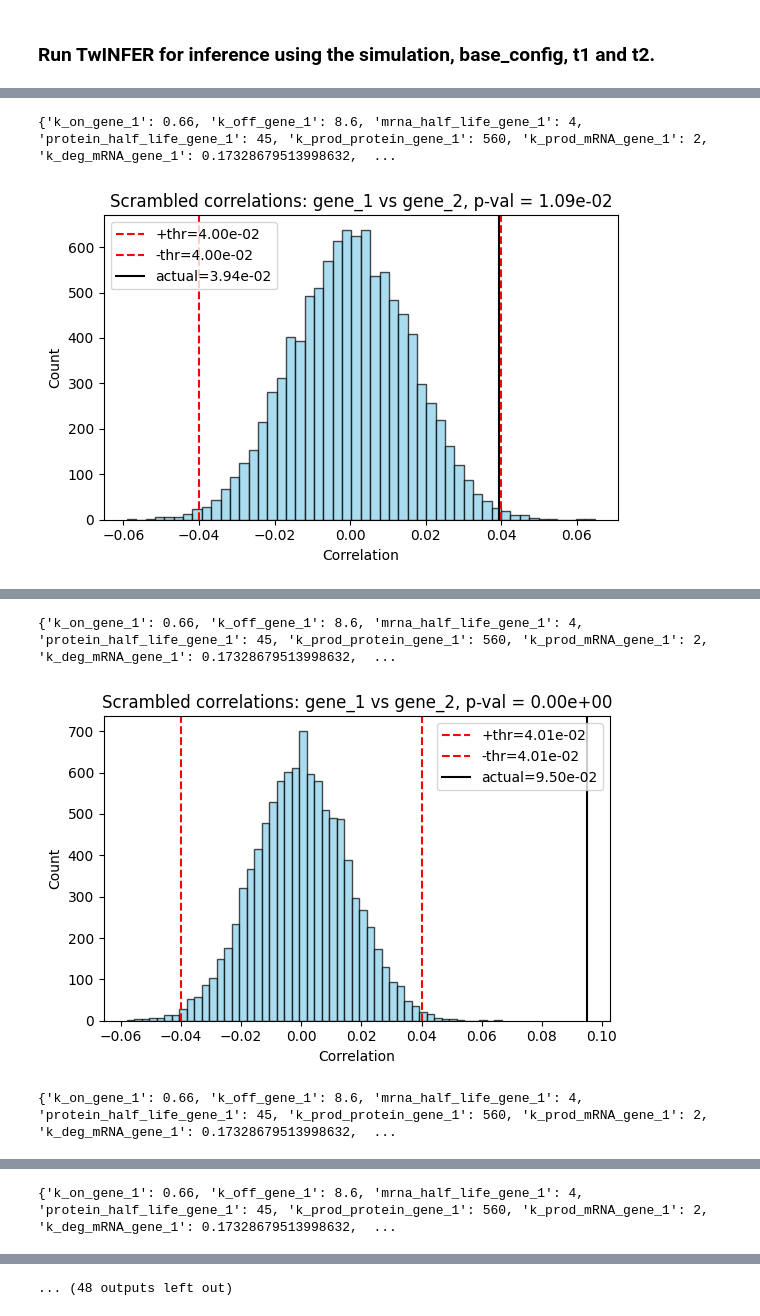
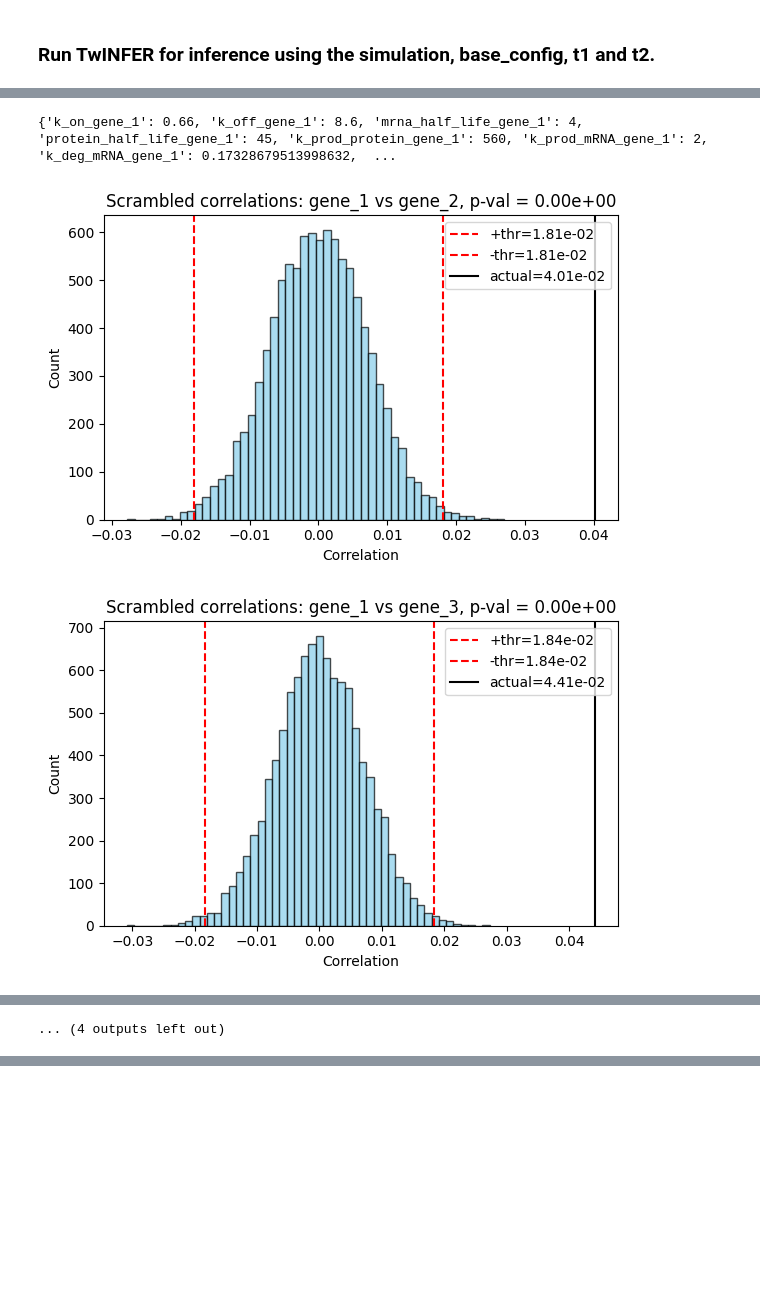
Before and after one commit to Keerthana910234/TwINFER, a Jupyter notebook: TwINFER_simulation_and_analysis.ipynb, the cells around one changed output, grey strips where cells are left out. Cells and saved outputs as stored; diff of their text form; code cells hidden in the pictures; blank space fills up the shorter version.

Commit message:
updated statistical tests in TwINFER pipeline and figure 2 plots

```diff
--- a/TwINFER_simulation_and_analysis.ipynb
+++ b/TwINFER_simulation_and_analysis.ipynb
@@ -26,13 +26,13 @@ path_to_code_repo = os.path.abspath(getattr(sys.modules['__main__'], '__file__',
 #Common path to data files
 path_to_data = f"{path_to_code_repo}/simulation_example_input_data"
 base_config = {
-    'n_cells': 2000, #Number of cells before division (number of twin pairs)
-    'simulation_time_before_division': 1000, #The time used to run the initial cells before division. User must set this time to ensure the population reaches steady state [hours]
+    'n_cells': 10000, #Number of cells before division (number of twin pairs)
+    'simulation_time_before_division': 6000, #The time used to run the initial cells before division. User must set this time to ensure the population reaches steady state [hours]
     'twin_simulation_time_after_division': 48, #The time twin cells are simulated after division and measurements are stored in the output[hours]
     'twin_measurement_resolution': 1, #The time between each measurement of twin cells [hours]. For example, if twin_sampling_duration is 12 and twin_measurement_resolution is 1, the final dataframe will contain hourly measurements for 12 hours (0 is birth).
-    "path_to_connectivity_matrix": f"{path_to_data}/connectivity_matrix_A_to_B.txt", #path to the connectivity matrix specifying the GRN to simulate
+    "path_to_connectivity_matrix": f"{path_to_data}/connectivity_matrix_fan_out.txt", #path to the connectivity matrix specifying the GRN to simulate
     "param_csv": f"{path_to_data}/median_parameter.csv", #Path to the parameters for all genes and interaction terms
-    "rows_to_use": [[0,1]], #Rows in the parameter's csv file for each gene. Example - [0,0] will mean use row 0 parameters for both gene 1 and 2. The length should be equal to number of genes in the system.
+    "rows_to_use": [[0,1,2]], #Rows in the parameter's csv file for each gene. Example - [0,0] will mean use row 0 parameters for both gene 1 and 2. The length should be equal to number of genes in the system.
     "output_folder": f"{path_to_code_repo}/example_simulation_output/", #Path to folder to store simulation
     "log_file": f"{path_to_code_repo}/example_simulation_output/example_log.jsonl", #Path to the log file
     "type": "A_to_B",  # Name of the network used -- will be in the filename
@@ -432,30 +422,10 @@ Next, if there is regulation and single-state in the population, TwINFER can ide
 ### Input to TwINFER
 # %%
 t1 = 1 #time [hours] after division when t1 sample is collected
-t2 = 10 #time [hours] after division when t2 sample is collected
+t2 = 20 #time [hours] after division when t2 sample is collected
 
 #This should be the simulation matching the details in base_config
 #path to the simulation output file - this will be printed at the end of the simulation
-path_to_simulation_file = "/home/mzo5929/Keerthana/grnInference/simulation_data/median_parameter_simulations/figure_2_simulations/A_to_B/df_rows_0_1_05082025_160158_ncells_2000_A_to_B_rep_1_4005b5ca.csv"
+path_to_simulation_file = "/home/mzo5929/Keerthana/grnInference/simulation_data/median_parameter_simulations/new_simulation/df_rows_0_1_2_31072025_150153_ncells_10000_Fan_out_3626552d.csv"
 # %% [markdown]
 ### Run TwINFER for inference using the simulation, base_config, t1 and t2.
-# %%
-import os
-import glob
-
-t1 = 1 #time [hours] after division when t1 sample is collected
-t2 = 10 #time [hours] after division when t2 sample is collected
-
-#This should be the simulation matching the details in base_config
-#path to the simulation output file - this will be printed at the end of the simulation
-path_to_simulation_file = "/home/mzo5929/Keerthana/grnInference/simulation_data/median_parameter_simulations/figure_2_simulations/A_to_B/df_rows_0_1_05082025_160158_ncells_2000_A_to_B_rep_1_4005b5ca.csv"
-# Find all df_rows files in the specified folder
-folder_path = os.path.dirname(path_to_simulation_file)
-df_rows_files = glob.glob(os.path.join(folder_path, "df_rows_*.csv"))
-
-# Iterate over the found files
-for file in tqdm(df_rows_files):
-    correlation_matrices = infer_using_twinfer(file, base_config, t1, t2, threshold_gene_gene_corr = 0.01,
-                            check_for_steady_state=False,
-                            plot_correlation_matrices_as_heatmap=False, have_any_output=False)
-    # You can add your processing logic here
@@ -476,8 +432,7 @@ for file in tqdm(df_rows_files):
 # %%
-for i in range(30):
-    correlation_matrices = infer_using_twinfer(path_to_simulation_file, base_config, t1, t2, threshold_gene_gene_corr = 0.01,
-                            check_for_steady_state=False,
-                            plot_correlation_matrices_as_heatmap=False, have_any_output=False)
+correlation_matrices = infer_using_twinfer(path_to_simulation_file, base_config, t1, t2,
+                            check_for_steady_state=False, plot_correlation_matrices_as_heatmap=True, have_any_output=True)
 # %% [output]
 {'k_on_gene_1': 0.66, 'k_off_gene_1': 8.6, 'mrna_half_life_gene_1': 4, 'protein_half_life_gene_1': 45, 'k_prod_protein_gene_1': 560, 'k_prod_mRNA_gene_1': 2, 'k_deg_mRNA_gene_1': 0.17328679513998632,  ...
-[figure, old version]
+[figure, new version]
+[figure, new version]
@@ -484,3 +448 @@ for i in range(30):
-{'k_on_gene_1': 0.66, 'k_off_gene_1': 8.6, 'mrna_half_life_gene_1': 4, 'protein_half_life_gene_1': 45, 'k_prod_protein_gene_1': 560, 'k_prod_mRNA_gene_1': 2, 'k_deg_mRNA_gene_1': 0.17328679513998632,  ...
+... (4 outputs left out)
-[figure, old version]
-{'k_on_gene_1': 0.66, 'k_off_gene_1': 8.6, 'mrna_half_life_gene_1': 4, 'protein_half_life_gene_1': 45, 'k_prod_protein_gene_1': 560, 'k_prod_mRNA_gene_1': 2, 'k_deg_mRNA_gene_1': 0.17328679513998632,  ...
@@ -488 +448,0 @@ for i in range(30):
-{'k_on_gene_1': 0.66, 'k_off_gene_1': 8.6, 'mrna_half_life_gene_1': 4, 'protein_half_life_gene_1': 45, 'k_prod_protein_gene_1': 560, 'k_prod_mRNA_gene_1': 2, 'k_deg_mRNA_gene_1': 0.17328679513998632,  ...
@@ -494 +448,0 @@ for i in range(30):
-... (48 outputs left out)
```
Also changed, not shown: parts of 6 cells of this notebook, 3 other files.
